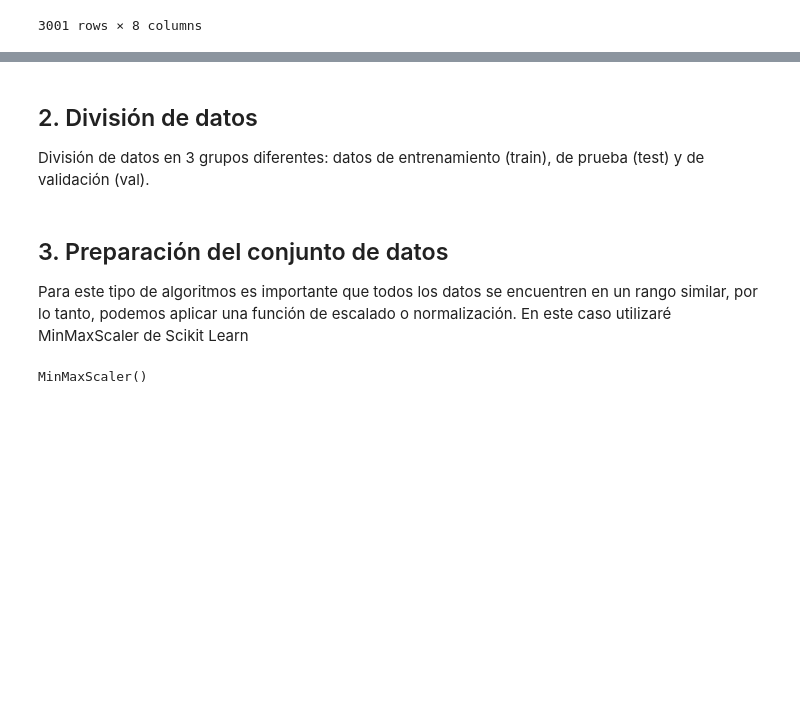
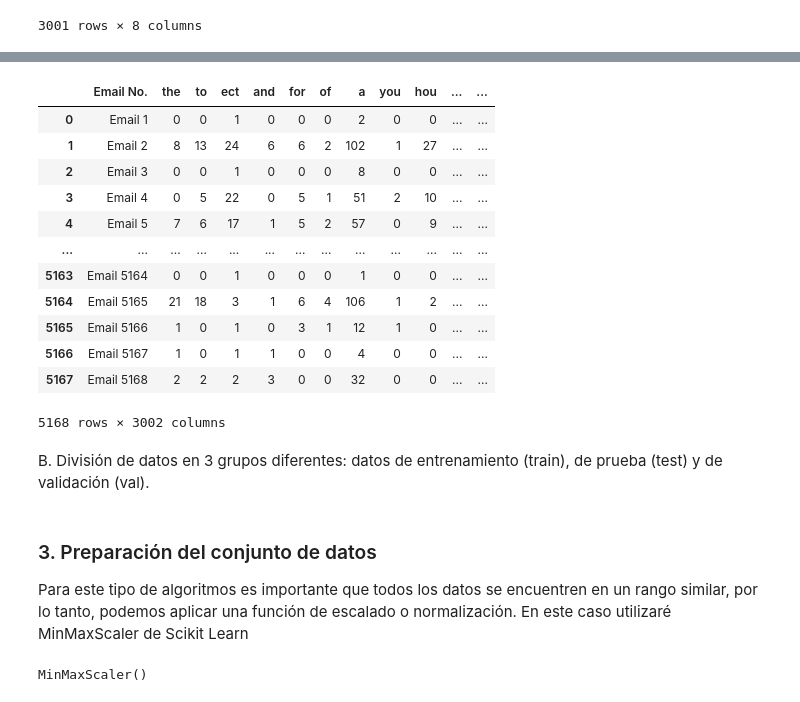
Before and after one commit to Rafastoievsky/RNP-email-Spam-Prediction, a Jupyter notebook: RNP email Spam Prediction.ipynb, the cells around one changed output, grey strips where cells are left out. Cells and saved outputs as stored; diff of their text form; code cells hidden in the pictures; blank space fills up the shorter version.

```diff
--- a/RNP email Spam Prediction.ipynb
+++ b/RNP email Spam Prediction.ipynb
@@ -119,6 +160,23 @@ NameError: name 'df' is not defined
+# %%
+#eliminando los renglones que se utilizaron para formar la nueva tabla de pruebas
+data = data.drop([data.index[5168] , data.index[5169], data.index[5170], data.index[5171]])
+data
+# %% [output]
+|  | Email No. | the | to | ect | and | for | of | a | you | hou | ... | ... |
+| 0 | Email 1 | 0 | 0 | 1 | 0 | 0 | 0 | 2 | 0 | 0 | ... | ... |
+| 1 | Email 2 | 8 | 13 | 24 | 6 | 6 | 2 | 102 | 1 | 27 | ... | ... |
+| 2 | Email 3 | 0 | 0 | 1 | 0 | 0 | 0 | 8 | 0 | 0 | ... | ... |
+| 3 | Email 4 | 0 | 5 | 22 | 0 | 5 | 1 | 51 | 2 | 10 | ... | ... |
+| 4 | Email 5 | 7 | 6 | 17 | 1 | 5 | 2 | 57 | 0 | 9 | ... | ... |
+| ... | ... | ... | ... | ... | ... | ... | ... | ... | ... | ... | ... | ... |
+| 5163 | Email 5164 | 0 | 0 | 1 | 0 | 0 | 0 | 1 | 0 | 0 | ... | ... |
+| 5164 | Email 5165 | 21 | 18 | 3 | 1 | 6 | 4 | 106 | 1 | 2 | ... | ... |
+| 5165 | Email 5166 | 1 | 0 | 1 | 0 | 3 | 1 | 12 | 1 | 0 | ... | ... |
+| 5166 | Email 5167 | 1 | 0 | 1 | 1 | 0 | 0 | 4 | 0 | 0 | ... | ... |
+| 5167 | Email 5168 | 2 | 2 | 2 | 3 | 0 | 0 | 32 | 0 | 0 | ... | ... |
+5168 rows × 3002 columns
 # %% [markdown]
-## 2. División de datos
-División de datos en 3 grupos diferentes: datos de entrenamiento (train), de prueba (test) y de validación (val).
+B. División de datos en 3 grupos diferentes: datos de entrenamiento (train), de prueba (test) y de validación (val).
 # %%
 from sklearn.model_selection import train_test_split
 # %%
@@ -129,6 +187,6 @@ X_train, X_test, y_train, y_test = train_test_split(X, y, test_size=0.3, random_
 X_test, X_val, y_test, y_val = train_test_split(X_test, y_test, test_size=0.5)
 # %% [markdown]
-## 3. Preparación del conjunto de datos
+### 3. Preparación del conjunto de datos
 
 Para este tipo de algoritmos es importante que todos los datos se encuentren en un rango similar, por lo tanto, podemos aplicar una función de escalado o normalización. En este caso utilizaré MinMaxScaler de Scikit Learn
 # %%
```
Also changed, not shown: parts of 35 cells of this notebook, 7 other files.
